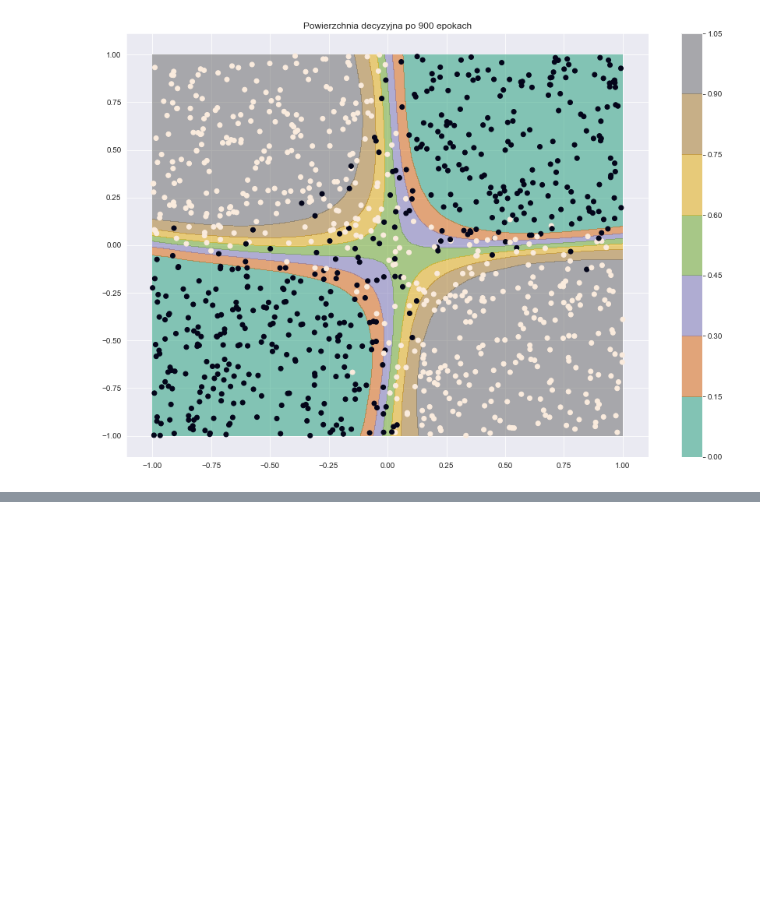
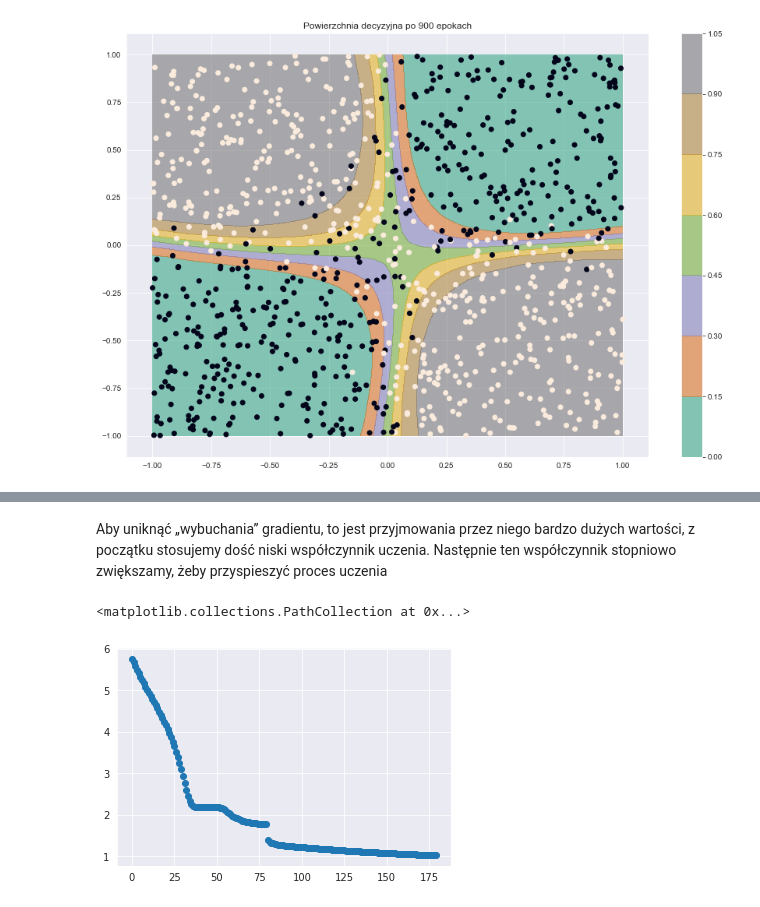
Before and after one commit to OlafSk/MGU2019, a Jupyter notebook: Raport - Klasyfikacja.ipynb, the cells around one changed output, grey strips where cells are left out. Saved outputs shown, nothing was run; the diff lists cells and outputs as text; code cells hidden in the pictures; blank space fills up the shorter version.

```diff
--- a/Raport - Klasyfikacja.ipynb
+++ b/Raport - Klasyfikacja.ipynb
@@ -110,0 +145,34 @@ Widać, że powierzchnia deyzyjna na tym zbiorze wygląda podobnie do poprzednie
+# %%
+X_train = np.array(df.loc[:, ["x", "y"]])
+y_train = np.array(df.cls).reshape(-1, 1)
+X_test = np.array(df_test.loc[:, ["x", "y"]])
+y_test = np.array(df_test.cls).reshape(-1, 1)
+# %%
+nn = NeuralNetwork("cross_entropy", 0)
+
+nn.add(Layer(20, 2, "sigmoid"))
+nn.add(Layer(30, 20, "sigmoid"))
+nn.add(Layer(3, 30, "softmax"))
+# %% [markdown]
+Aby uniknąć „wybuchania” gradientu, to jest przyjmowania przez niego bardzo dużych wartości, z początku stosujemy dość niski współczynnik uczenia. Następnie ten współczynnik stopniowo zwiększamy, żeby przyspieszyć proces uczenia
+# %%
+loss1, test_loss1, grad_norm1 = nn.train(
+    X_train, one_hot_encode(y_train, 3),
+    X_test, one_hot_encode(y_test, 3),
+    epochs=80,
+    learning_rate=1e-4,
+    verbose=False
+)
+
+loss2, test_loss2, grad_norm2 = nn.train(
+    X_train, one_hot_encode(y_train, 3),
+    X_test, one_hot_encode(y_test, 3),
+    epochs=100,
+    learning_rate=1e-2,
+    verbose=False
+)
+# %%
+plt.scatter(np.arange(180), loss1+loss2)
+# %% [output]
+<matplotlib.collections.PathCollection at 0x...>
+[figure, added]
```
Also changed, not shown: parts of 63 cells of this notebook.
